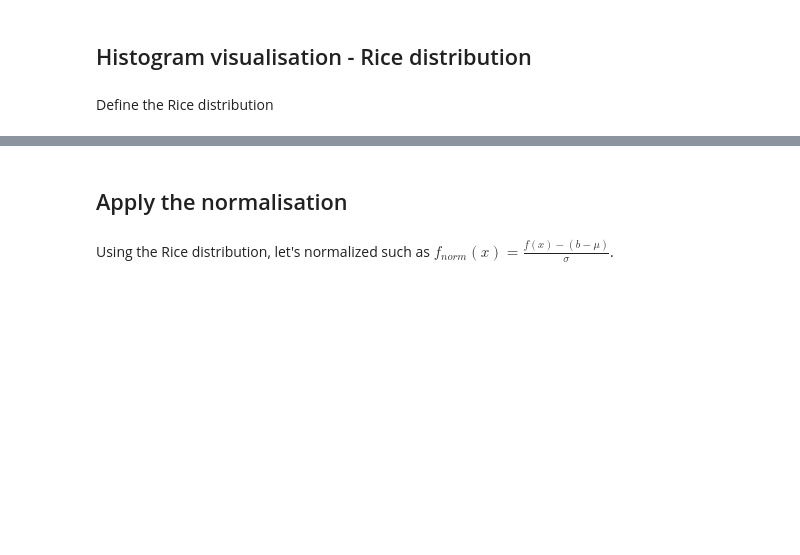
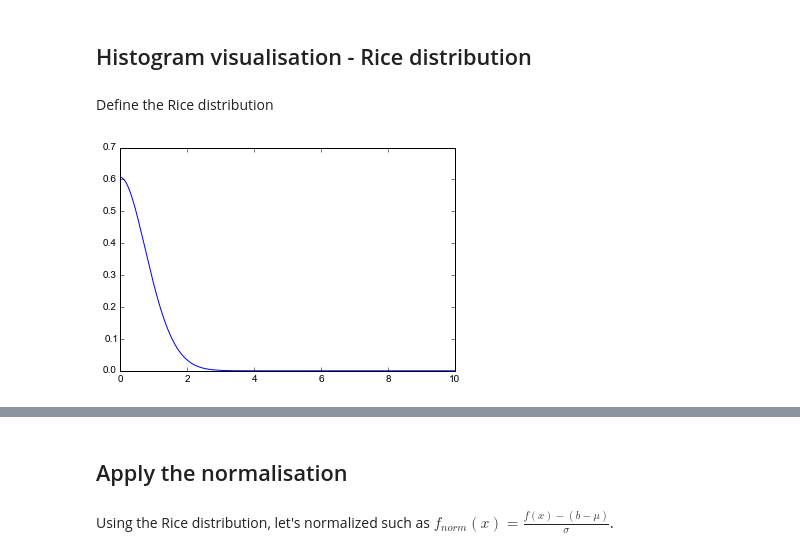
Before and after one commit to massich/embc2015-exp, a Jupyter notebook: src/experiment-t2w.ipynb, the cells around one changed output, grey strips where cells are left out. Saved outputs shown, nothing was run; the diff lists cells and outputs as text; code cells hidden in the pictures; blank space fills up the shorter version.

```diff
--- a/src/experiment-t2w.ipynb
+++ b/src/experiment-t2w.ipynb
@@ -111,5 +111,22 @@ py.iplot(fig, filename='heatmap-t2w-fitted')
 Define the Rice distribution
 # %%
 from scipy.special import iv
-def myfunc(x, factor, shift, std):
-    return factor*(x / std**2)*np.exp(-(x**2 + shift**2)/(2.*std**2))*iv(0, (x*shift)/(std**2))
+def myfunc(x, factor, v, std):
+    fx = factor * (x / std**2) * np.exp( - (x**2 + v**2) / (2. * std**2))*iv(0, (x * v) / (std**2))
+    fx[np.nonzero(fx < 0)] = 0
+    return fx
+    #return factor * x * np.exp( - (x**2 + mean**2) / 2) * iv(0, x * mean)
+    #return iv(0, (x*mean)/(std**2))
+    #return factor * ((x - mean) / std**2) * np.exp( - ((x - mean)**2) / (2. * std**2)) * iv(0, x * mean / (std**2))
+# %%
+x = np.linspace(0., 10., 1000)
+
+fig = plt.figure()
+f = 1.
+v = 0.
+s = 1.
+shift = -1.
+plt.plot(x, myfunc((x-shift), f, v, s))
+plt.show()
+# %% [output]
+[figure, added]
```
Also changed, not shown: parts of 2 cells of this notebook.
